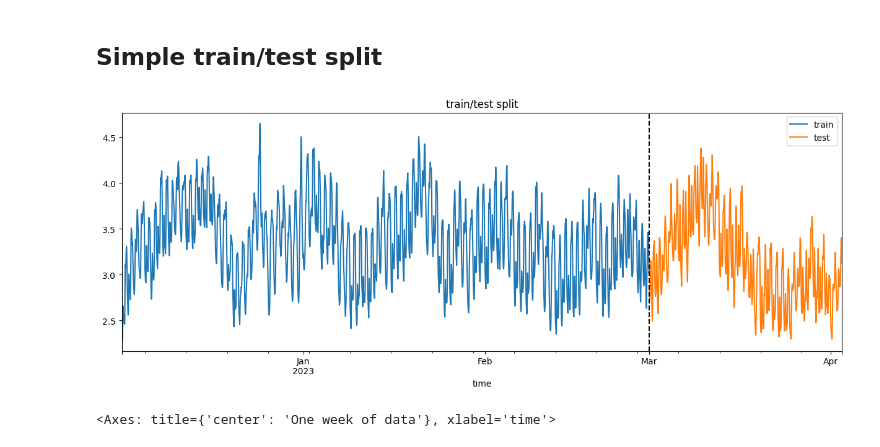
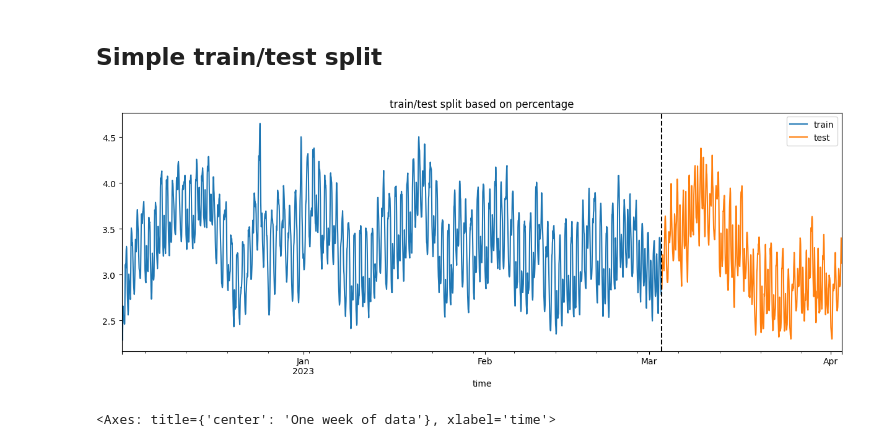
Before and after one commit to elibir/tdt4259-group75, a Jupyter notebook: xgboost.ipynb, the cells around one changed output. Cells and saved outputs as stored; diff of their text form; code cells hidden in the pictures.

Commit message:
split the code into different files

```diff
--- a/xgboost.ipynb
+++ b/xgboost.ipynb
@@ -45,17 +45,22 @@ for df in locations:
 # %%
 # only use 2023 data
 bgo = bgo.query('time > "12-2022"')
 
-train = bgo.loc[bgo.index < "03-01-2023"]
-test = bgo.loc[bgo.index >= "03-01-2023"]
+# Determine the split point
+split_idx = int(len(bgo) * 0.75)
 
+# Split the data
+train = bgo.iloc[:split_idx]
+test = bgo.iloc[split_idx:]
+
+# Plot the data
 fig, ax = plt.subplots(figsize=(15,5))
-train["consumption"].plot(ax=ax, label="train", title="train/test split")
+train["consumption"].plot(ax=ax, label="train", title="train/test split based on percentage")
 test["consumption"].plot(ax=ax, label="test")
-ax.axvline("03-01-2023", color="black", ls="--")
+ax.axvline(train.index[-1], color="black", ls="--")
 ax.legend(["train", "test"])
 plt.show()
 # %% [output]
-[figure, old version]
+[figure, new version]
 # %%
 bgo.loc[(bgo.index > "12-01-2022") & (bgo.index <= "12-07-2022")]["consumption"].plot(
```
Also changed, not shown: parts of 12 cells of this notebook, 2 other files.
